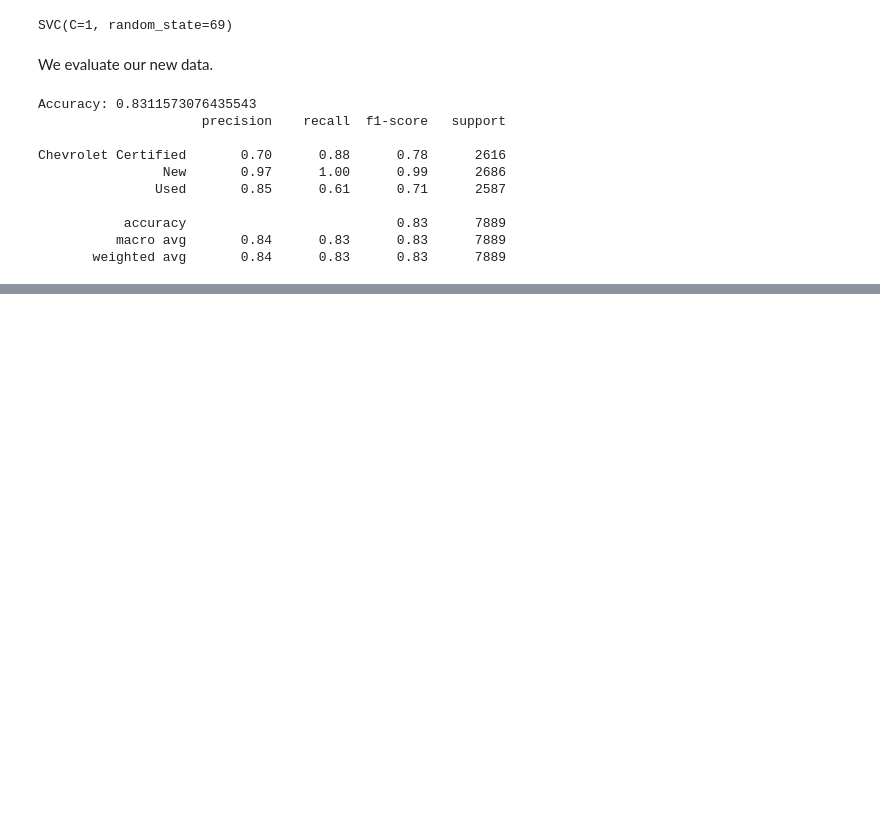
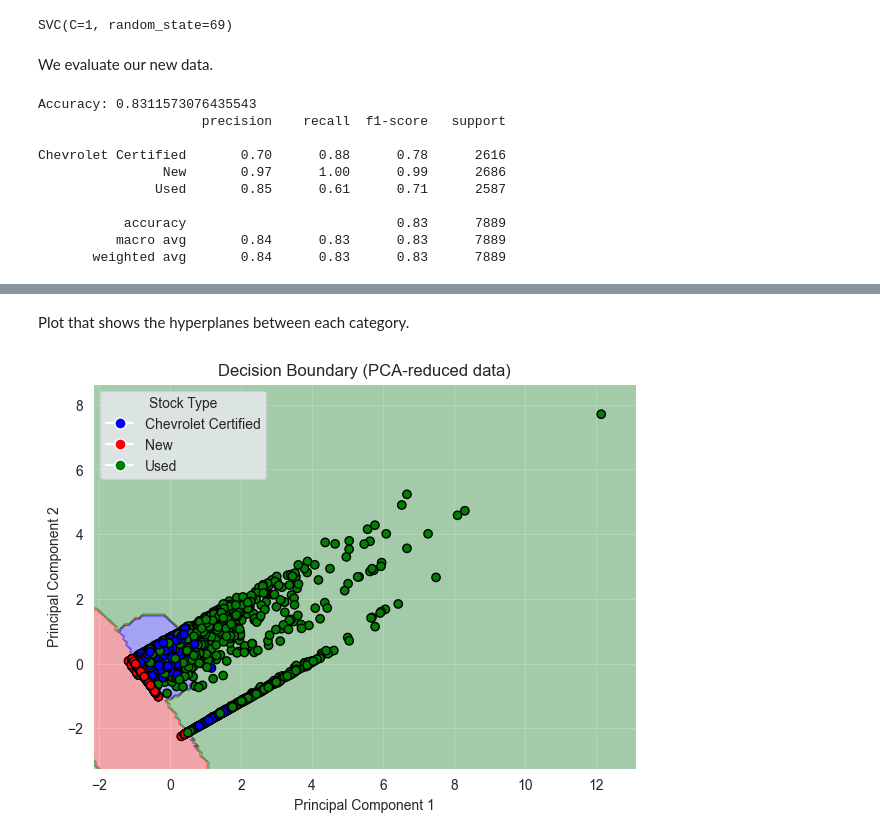
Before and after one commit to StackedFrog/Seminar2_Car, a Jupyter notebook: SVM_classifier.ipynb, the cells around one changed output, grey strips where cells are left out. Drawn from its saved outputs; the diff is of its cells as text; code cells hidden in the pictures; blank space fills up the shorter version.

Commit message:
Decision Boundary plot

```diff
--- a/SVM_classifier.ipynb
+++ b/SVM_classifier.ipynb
@@ -132,0 +131,42 @@ Name: count, dtype: int64
+# %% [markdown]
+Plot that shows the hyperplanes between each category.
+# %%
+pca = PCA(n_components=2)
+X_pca = pca.fit_transform(X_smoted)
+
+X_train_pca, X_test_pca, Y_train_pca, Y_test_pca = train_test_split(X_pca, Y_smoted, test_size=0.2, random_state=69)
+
+svm_pca = SVC(kernel='rbf', C=1, random_state=69)
+svm_pca.fit(X_train_pca, Y_train_pca)
+
+def plot_decision_boundary(X, y, model, target_names):
+    colors = ['blue', 'red', 'green']
+    cmap = ListedColormap(colors)
+
+    x_min, x_max = X[:, 0].min() - 1, X[:, 0].max() + 1
+    y_min, y_max = X[:, 1].min() - 1, X[:, 1].max() + 1
+    xx, yy = np.meshgrid(np.arange(x_min, x_max, 0.1),
+                         np.arange(y_min, y_max, 0.1))
+
+    Z = model.predict(np.c_[xx.ravel(), yy.ravel()])
+    Z = Z.reshape(xx.shape)
+
+    plt.figure(figsize=(7, 5))
+    plt.contourf(xx, yy, Z, alpha=0.3, cmap=cmap)
+    scatter = plt.scatter(X[:, 0], X[:, 1], c=y, edgecolor='k', cmap=cmap)
+
+    handles = [
+        plt.Line2D([0], [0], marker='o', color='w',
+                   markerfacecolor=colors[i], markersize=8,
+                   label=target_names[i])
+        for i in range(len(target_names))
+    ]
+    plt.legend(handles=handles, title='Stock Type')
+    plt.title('Decision Boundary (PCA-reduced data)')
+    plt.xlabel('Principal Component 1')
+    plt.ylabel('Principal Component 2')
+    plt.show()
+
+plot_decision_boundary(X_test_pca, Y_test_pca, svm_pca, target_names=l_encoder.classes_)
+# %% [output]
+[figure, added]
```
Also changed, not shown: parts of 8 cells of this notebook, 1 other file.
